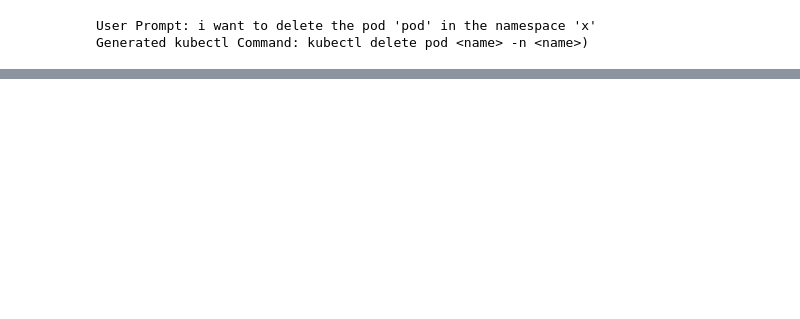
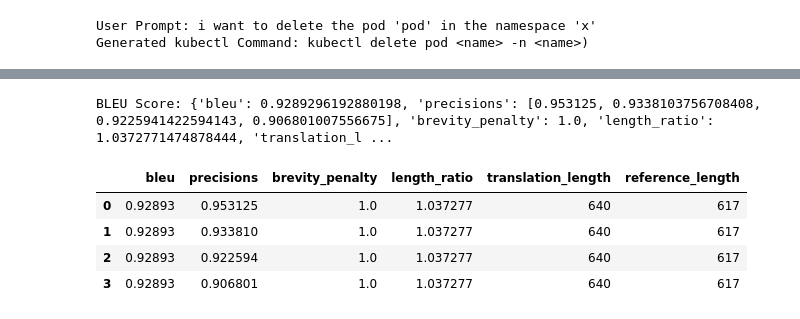
Before and after one commit to Malitha08/Kubesense-FYP, a Jupyter notebook: kubesense_main_model.ipynb, the cells around one changed output, grey strips where cells are left out. Saved outputs shown, nothing was run; the diff lists cells and outputs as text; code cells hidden in the pictures; blank space fills up the shorter version.

```diff
--- a/kubesense_main_model.ipynb
+++ b/kubesense_main_model.ipynb
@@ -739,0 +440,7 @@ Generated kubectl Command: kubectl apply -f <name>
+# %%
+print('-----------Kubesense-----------')
+print('   ')
+prompt = "I want to delete the service resource:svc in the namespace:x"
+kubectl_command_template = generate_command(prompt)
+print('   ')
+print('Generated kubectl command: ', kubectl_command_template)
@@ -739,0 +512,7 @@ Generated kubectl Command: kubectl apply -f <name>
+# %%
+rouge = evaluate.load("rouge")
+rouge = rouge.compute(predictions=pred_commands, references=true_commands)
+
+print("Rouge Score:", rouge)
+test_rouge = pd.DataFrame(rouge.items(), columns=['Metric', 'Score'])
+test_rouge
@@ -788,0 +795,14 @@ BLEU Score: 0
+# %%
+metric = evaluate.load("bleu")
+bleu_llm = metric.compute(predictions=pred_commands_llm, references=true_commands_llm)
+
+print("BLEU Score:", bleu_llm)
+test_bleu_llm = pd.DataFrame(bleu_llm)
+test_bleu_llm
+# %% [output]
+BLEU Score: {'bleu': 0.9289296192880198, 'precisions': [0.953125, 0.9338103756708408, 0.9225941422594143, 0.906801007556675], 'brevity_penalty': 1.0, 'length_ratio': 1.0372771474878444, 'translation_l ...
+|  | bleu | precisions | brevity_penalty | length_ratio | translation_length | reference_length |
+| 0 | 0.92893 | 0.953125 | 1.0 | 1.037277 | 640 | 617 |
+| 1 | 0.92893 | 0.933810 | 1.0 | 1.037277 | 640 | 617 |
+| 2 | 0.92893 | 0.922594 | 1.0 | 1.037277 | 640 | 617 |
+| 3 | 0.92893 | 0.906801 | 1.0 | 1.037277 | 640 | 617 |
```
Also changed, not shown: parts of 62 cells of this notebook.
